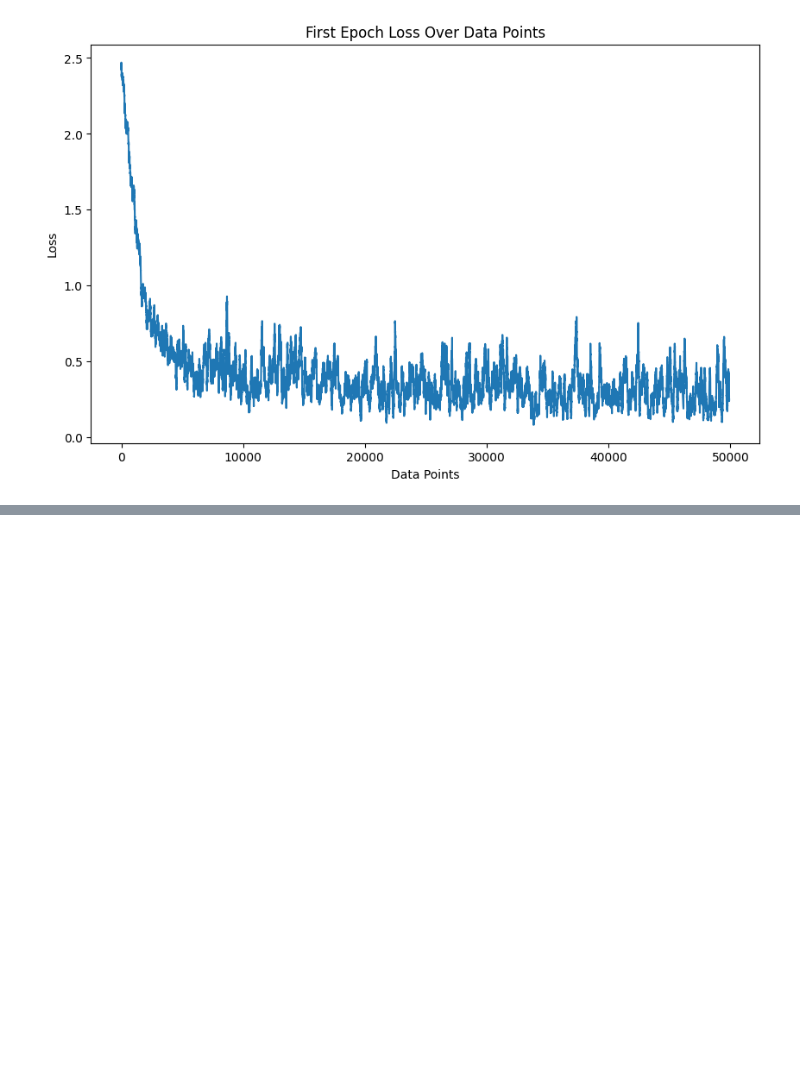
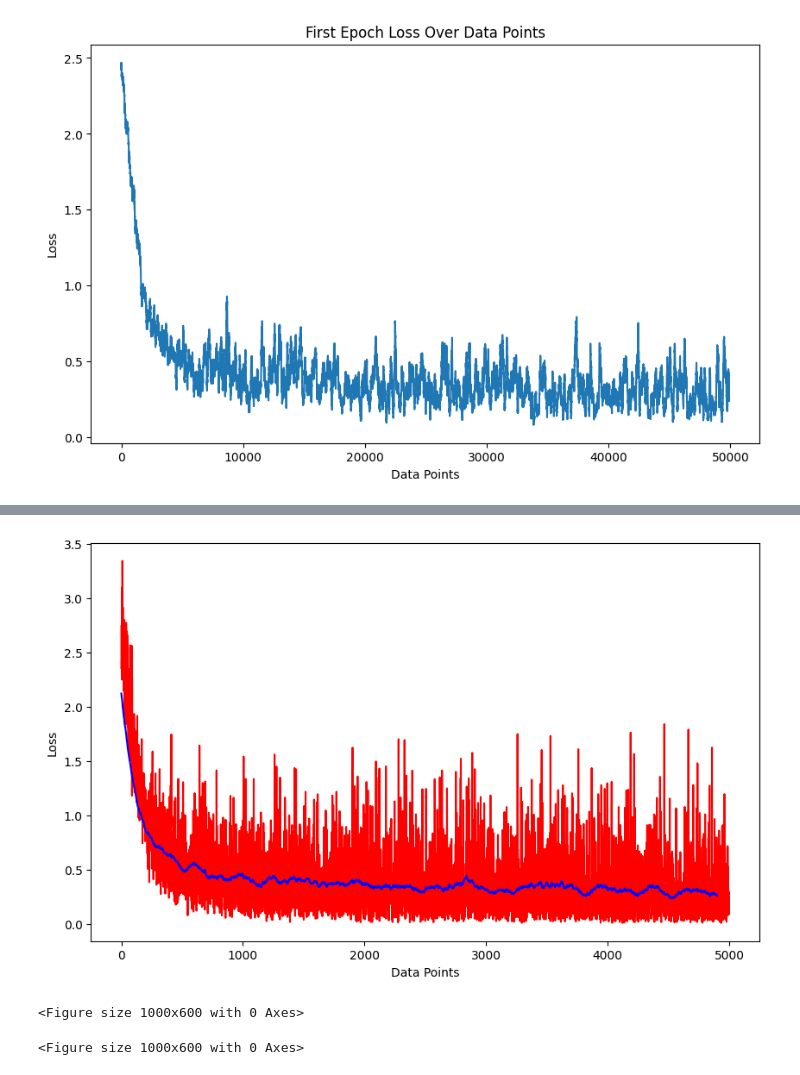
Before and after one commit to michelexyz/deeplearning_assignments, a Jupyter notebook: Assigment1/assigment.ipynb, the cells around one changed output, grey strips where cells are left out. Cells and saved outputs as stored; diff of their text form; code cells hidden in the pictures; blank space fills up the shorter version.

```diff
--- a/Assigment1/assigment.ipynb
+++ b/Assigment1/assigment.ipynb
@@ -893,0 +1265,36 @@ plt.show()
+# %%
+# plot first epoch loss
+
+plt.figure(figsize=(10, 6))
+
+plt.plot(first_epoch_losses, color='r', label="First Epoch Loss")
+
+plt.xlabel("Data Points")
+
+plt.ylabel("Loss")
+
+#plt.show()
+
+# plot moving average of 100 points over the first epoch loss
+
+#plt.figure(figsize=(10, 6))
+
+ma_loss = np.convolve(first_epoch_losses, np.ones(1000), 'valid') / 100
+
+plt.plot(ma_loss, color='b')
+
+
+plt.xlabel("Data Points")
+
+plt.ylabel("Loss")
+
+plt.show()
+# %% [output]
+[figure, added]
+# %%
+# plot validation loss
+
+plt.figure(figsize=(10, 6))
+# %% [output]
+<Figure size 1000x600 with 0 Axes>
+<Figure size 1000x600 with 0 Axes>
```
Also changed, not shown: parts of 34 cells of this notebook.
